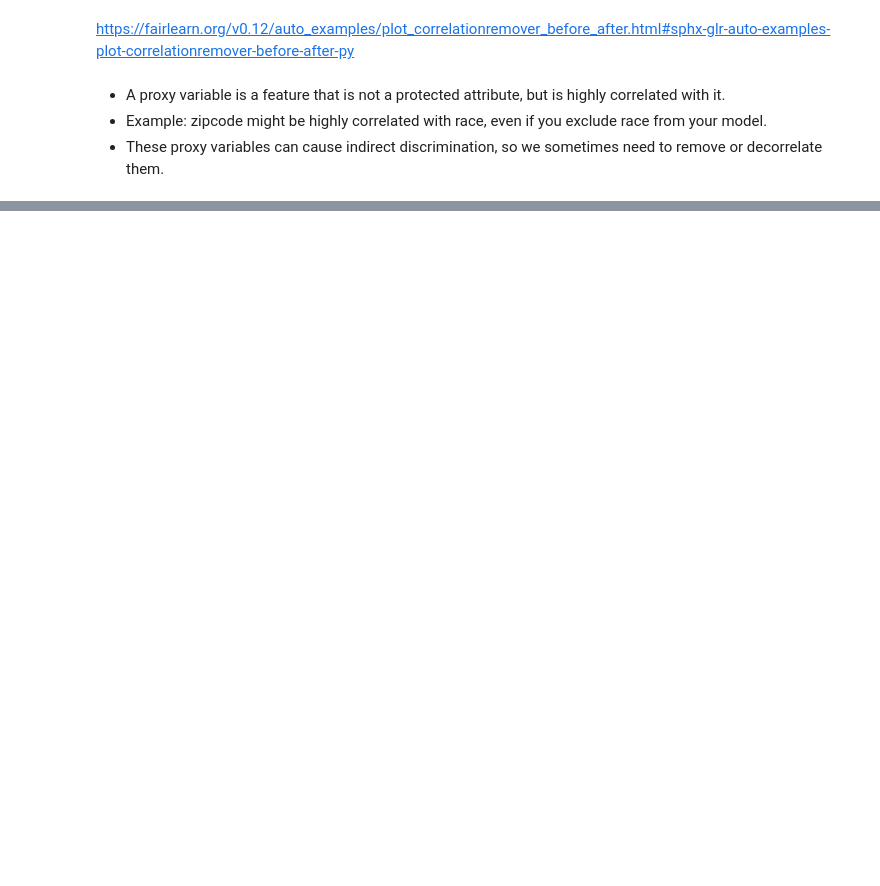
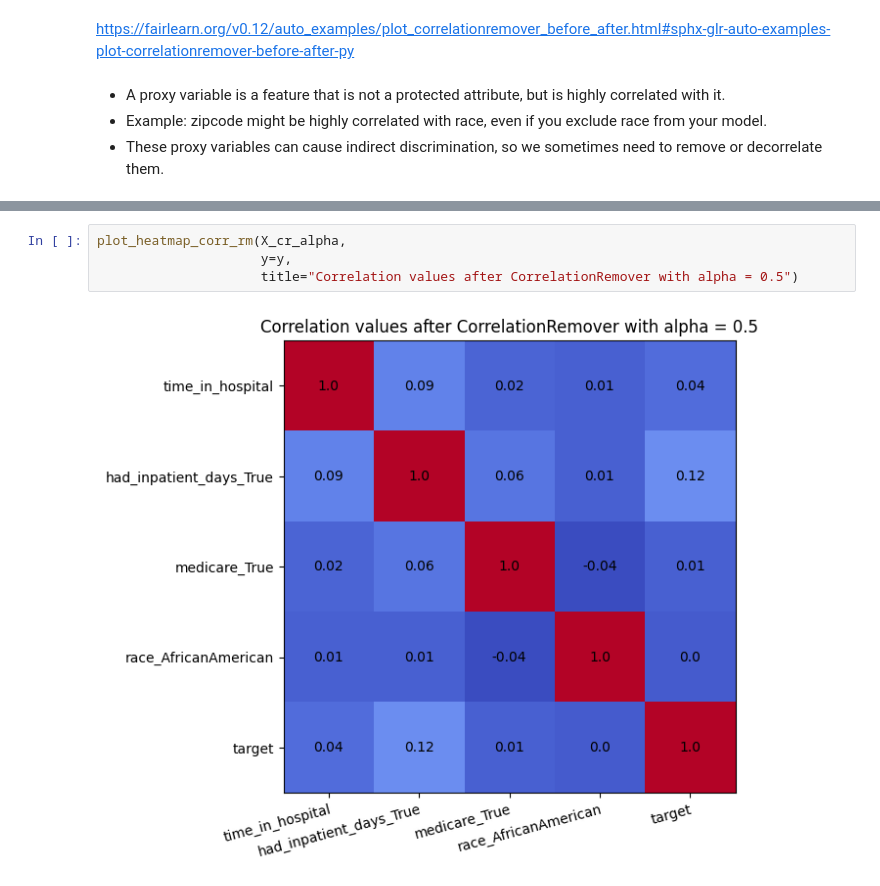
Before and after one commit to lidv94/bias-fairness, a Jupyter notebook: dev_fairlearn.ipynb, the cells around one changed output, grey strips where cells are left out. Drawn from its saved outputs; the diff is of its cells as text; blank space fills up the shorter version.

```diff
--- a/dev_fairlearn.ipynb
+++ b/dev_fairlearn.ipynb
@@ -1708,0 +1731,6 @@ X_ohe
+# %%
+plot_heatmap_corr_rm(X_cr_alpha,
+                     y=y,
+                     title="Correlation values after CorrelationRemover with alpha = 0.5")
+# %% [output]
+[figure, added]
```
Also changed, not shown: parts of 66 cells of this notebook, 1 other file.
